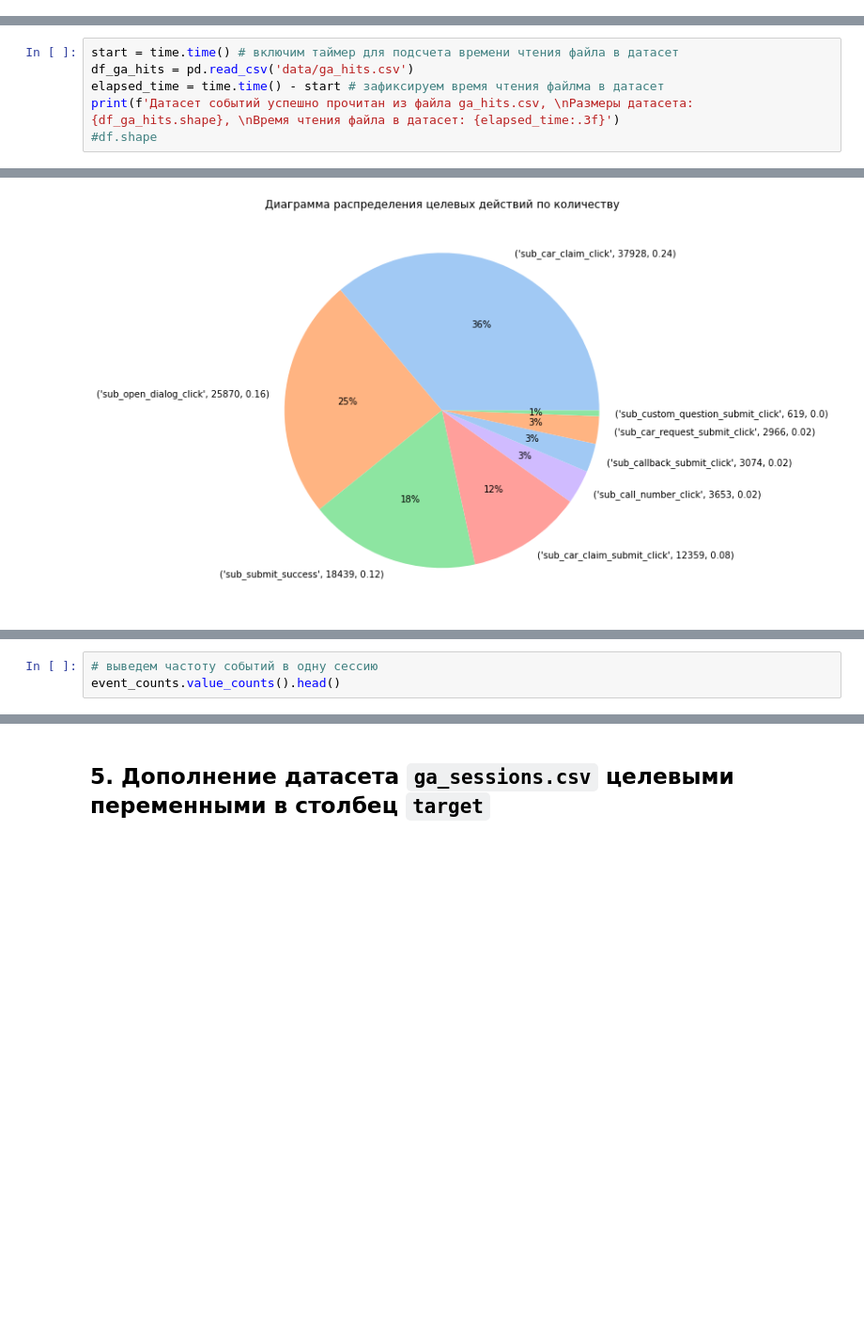
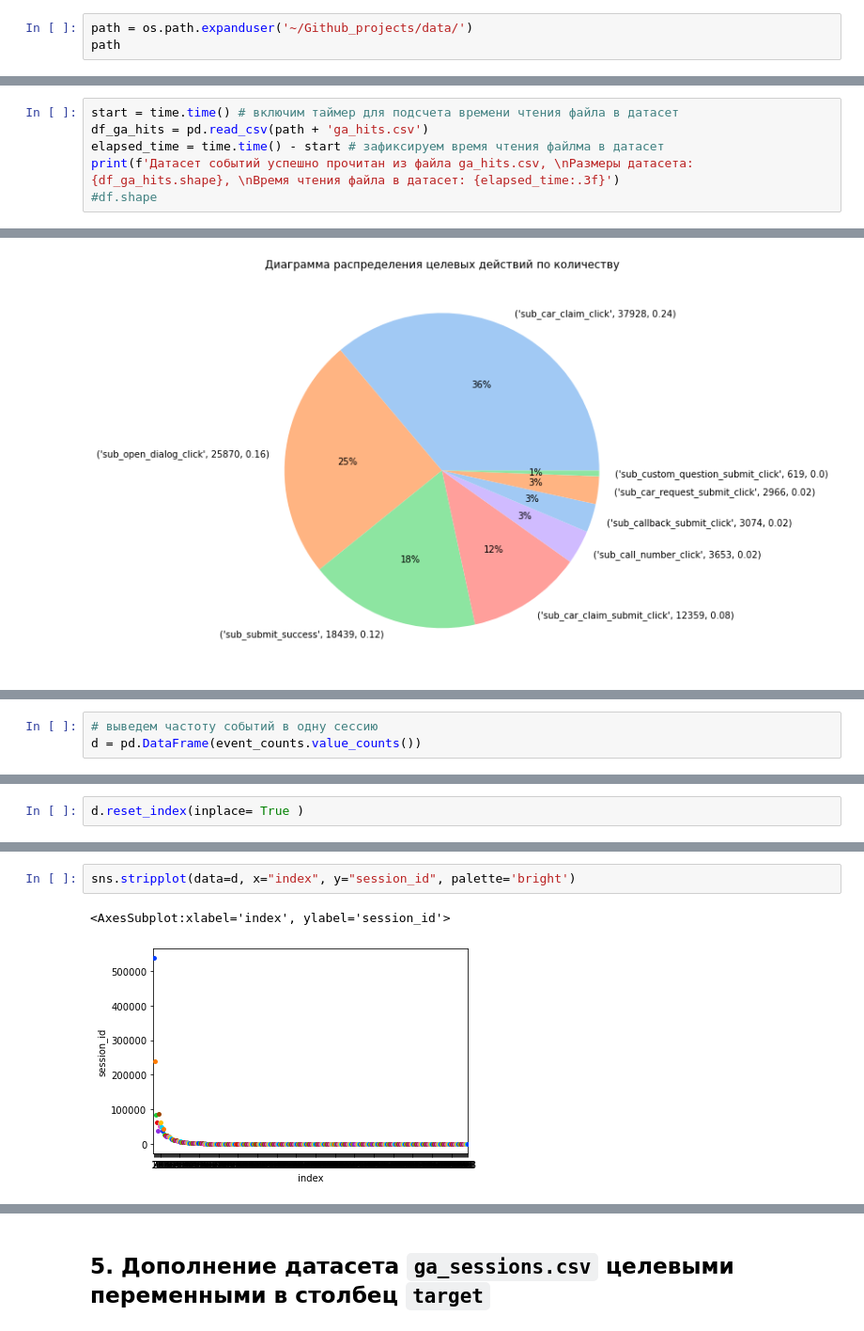
Before and after one commit to UzunDemir/Final-project-ML-engeneer-Skillbox, a Jupyter notebook: step_1_data_analises.ipynb, the cells around one changed output, grey strips where cells are left out. Shown at 94% size. Drawn from its saved outputs; the diff is of its cells as text; blank space fills up the shorter version.

```diff
--- a/step_1_data_analises.ipynb
+++ b/step_1_data_analises.ipynb
@@ -29,3 +34,6 @@ import matplotlib.pyplot as plt
 import seaborn as sns
 # %% [markdown]
 ## 2. Загрузка данных из файлов `ga_hits.csv`, `ga_sessions.csv`
+# %%
+path = os.path.expanduser('~/Github_projects/data/')
+path
@@ -32,6 +42,6 @@ import seaborn as sns
 # %%
 start = time.time() # включим таймер для подсчета времени чтения файла в датасет
-df_ga_hits = pd.read_csv('data/ga_hits.csv')
+df_ga_hits = pd.read_csv(path + 'ga_hits.csv')
 elapsed_time = time.time() - start # зафиксируем время чтения файлма в датасет
 print(f'Датасет событий успешно прочитан из файла ga_hits.csv, \nРазмеры датасета: {df_ga_hits.shape}, \nВремя чтения файла в датасет: {elapsed_time:.3f}')
 #df.shape
@@ -272,3 +359,3 @@ Name: session_id, Length: 1734610, dtype: int64
 # %%
 # выведем частоту событий в одну сессию
-event_counts.value_counts().head()
+d = pd.DataFrame(event_counts.value_counts())
@@ -281,0 +362,2 @@ Name: session_id, dtype: int64
+# %%
+d.reset_index(inplace= True )
@@ -281,0 +380,5 @@ Name: session_id, dtype: int64
+# %%
+sns.stripplot(data=d, x="index", y="session_id", palette='bright')
+# %% [output]
+<AxesSubplot:xlabel='index', ylabel='session_id'>
+[figure, added]
```
Also changed, not shown: parts of 28 cells of this notebook.
